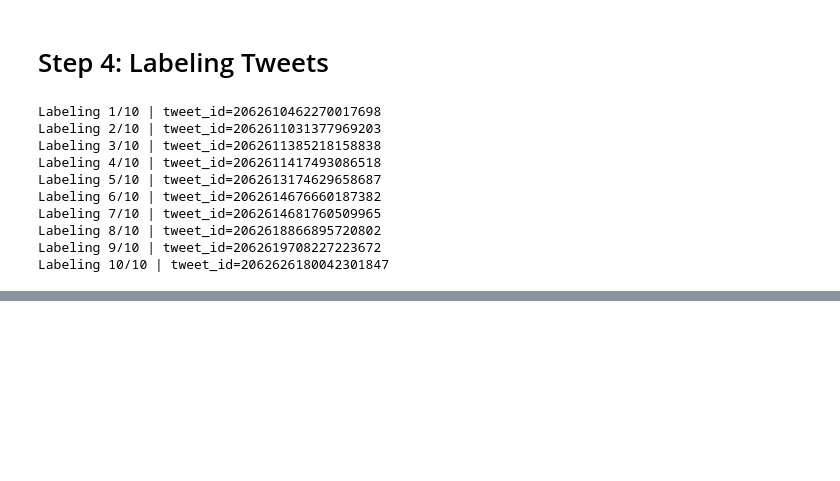
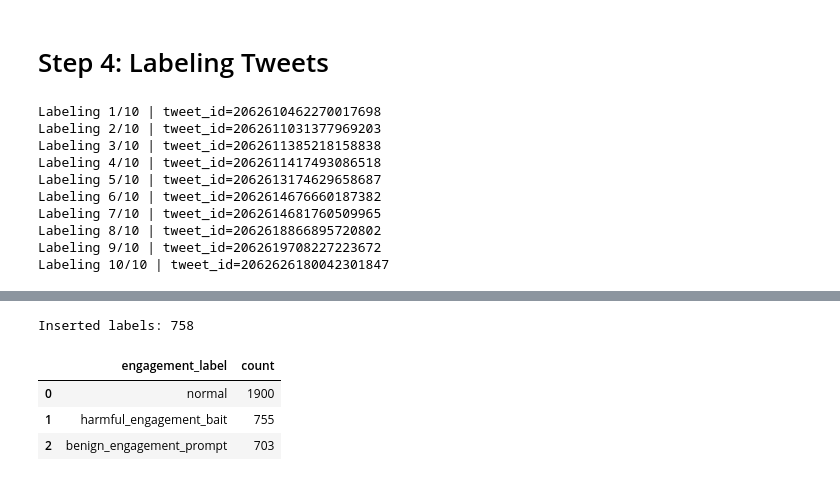
Before and after one commit to RJ-Worrall/Twitter_Engagement_Bait_Modeling, a Jupyter notebook: Twitter_Project.ipynb, the cells around one changed output, grey strips where cells are left out. Drawn from its saved outputs; the diff is of its cells as text; code cells hidden in the pictures; blank space fills up the shorter version.

```diff
--- a/Twitter_Project.ipynb
+++ b/Twitter_Project.ipynb
@@ -1565,7 +1569,7 @@ INSERT INTO tweet_labels (
     tweet_id,
     engagement_label,
     is_engagement_bait,
-    is_manipulative_bait,
+    is_harmful_bait,
     label_confidence,
     label_reason,
     bait_type,
@@ -1576,7 +1580,7 @@ VALUES (
     :tweet_id,
     :engagement_label,
     :is_engagement_bait,
-    :is_manipulative_bait,
+    :is_harmful_bait,
     :label_confidence,
     :label_reason,
     :bait_type,
@@ -1586,7 +1590,7 @@ VALUES (
 ON CONFLICT (tweet_id) DO UPDATE SET
     engagement_label = EXCLUDED.engagement_label,
     is_engagement_bait = EXCLUDED.is_engagement_bait,
-    is_manipulative_bait = EXCLUDED.is_manipulative_bait,
+    is_harmful_bait = EXCLUDED.is_harmful_bait,
     label_confidence = EXCLUDED.label_confidence,
     label_reason = EXCLUDED.label_reason,
     bait_type = EXCLUDED.bait_type,
@@ -1595,13 +1599,21 @@ ON CONFLICT (tweet_id) DO UPDATE SET
     labeled_at = CURRENT_TIMESTAMP;
 """)
 # %%
+batch_labels_df = batch_labels_df.drop(columns=["tweet_text"], errors="ignore")
+
 with engine.begin() as conn:
     conn.execute(insert_labels_sql, batch_labels_df.to_dict(orient="records"))
 
 print("Inserted labels:", len(batch_labels_df))
 pd.read_sql("""
 SELECT engagement_label, COUNT(*)
 FROM tweet_labels
 GROUP BY engagement_label
 ORDER BY COUNT(*) DESC;
 """, engine)
+# %% [output]
+Inserted labels: 758
+|  | engagement_label | count |
+| 0 | normal | 1900 |
+| 1 | harmful_engagement_bait | 755 |
+| 2 | benign_engagement_prompt | 703 |
```
Also changed, not shown: parts of 3 cells of this notebook, 1 other file.
